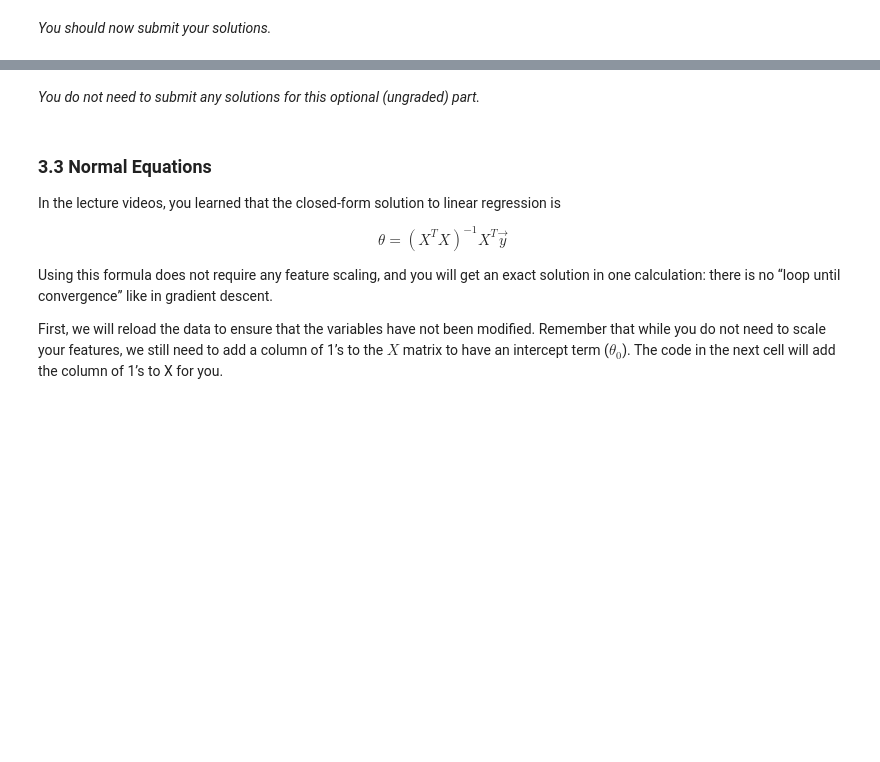
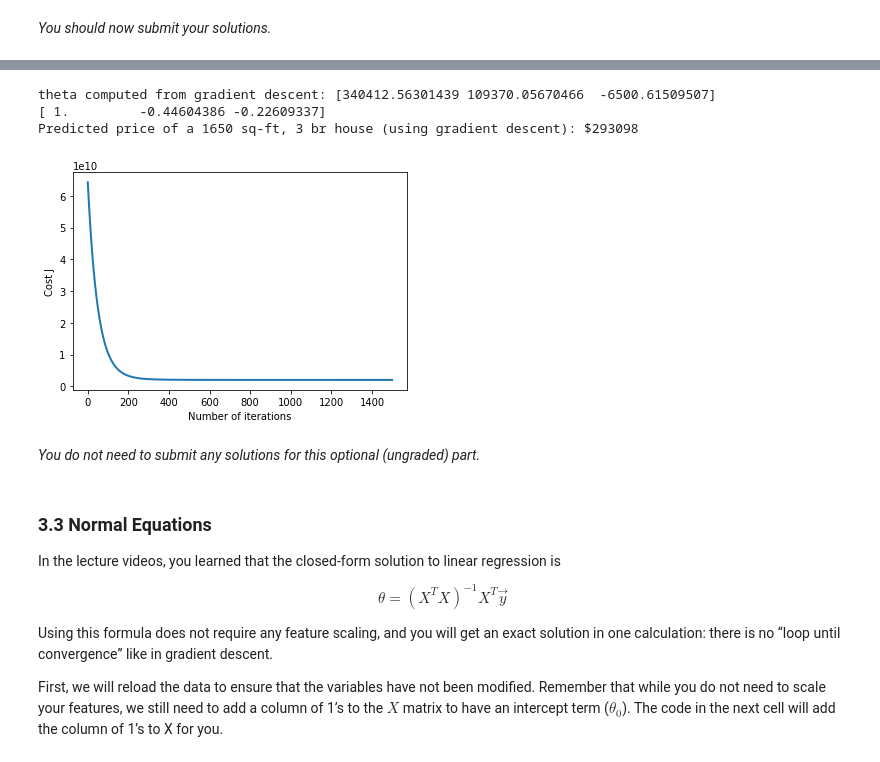
Before and after one commit to Debanjan2001/ml-coursera-python-assignments, a Jupyter notebook: Exercise1/exercise1.ipynb, the cells around one changed output, grey strips where cells are left out. Saved outputs shown, nothing was run; the diff lists cells and outputs as text; code cells hidden in the pictures; blank space fills up the shorter version.

```diff
--- a/Exercise1/exercise1.ipynb
+++ b/Exercise1/exercise1.ipynb
@@ -396,7 +421,11 @@ def gradientDescent(X, y, theta, alpha, num_iters):
 
     for i in range(num_iters):
         # ==================== YOUR CODE HERE =================================
+        hypothesis = X.dot(theta)
 
+        negation_term = (alpha/m)* ( (X.T).dot((hypothesis-y)))
+
+        theta = theta - negation_term
 
         # =====================================================================
 
@@ -580,6 +629,11 @@ def  featureNormalize(X):
     sigma = np.zeros(X.shape[1])
 
     # =========================== YOUR CODE HERE =====================
+    for i in range(X.shape[1]):
+        mu[i] = np.mean(X[:,i])
+        X_norm[:,i] -= mu[i]
+        sigma[i] = np.std(X[:,i])
+        X_norm[:,i] = np.divide(X_norm[:,i],sigma[i])
 
 
     # ================================================================
@@ -665,8 +722,10 @@ def computeCostMulti(X, y, theta):
     J = 0
 
     # ======================= YOUR CODE HERE ===========================
-
-
+    hyp = X.dot(theta)
+    error = (hyp-y)
+    squared = error.dot(error.T)
+    J = 1.0/(2*m) * (squared)
     # ==================================================================
     return J
 # %% [markdown]
@@ -724,7 +783,8 @@ def gradientDescentMulti(X, y, theta, alpha, num_iters):
 
     for i in range(num_iters):
         # ======================= YOUR CODE HERE ==========================
-
+        hyp = X.dot(theta)
+        theta = theta - alpha/m * (X.T.dot(hyp-y))
 
         # =================================================================
 
@@ -783,36 +843,58 @@ alpha and see which one gives you the best result.
 Finally, you should complete the code at the end to predict the price
 of a 1650 sq-ft, 3 br house.
 
 Hint
 ----
 At prediction, make sure you do the same feature normalization.
 """
 # Choose some alpha value - change this
-alpha = 0.1
-num_iters = 400
+alpha = 0.01
+num_iters = 1500
 
 # init theta and run gradient descent
 theta = np.zeros(3)
 theta, J_history = gradientDescentMulti(X, y, theta, alpha, num_iters)
 
 # Plot the convergence graph
 pyplot.plot(np.arange(len(J_history)), J_history, lw=2)
 pyplot.xlabel('Number of iterations')
 pyplot.ylabel('Cost J')
 
 # Display the gradient descent's result
 print('theta computed from gradient descent: {:s}'.format(str(theta)))
 
 # Estimate the price of a 1650 sq-ft, 3 br house
 # ======================= YOUR CODE HERE ===========================
 # Recall that the first column of X is all-ones.
 # Thus, it does not need to be normalized.
+num_cols = X.shape[1]
 
-price = 0   # You should change this
+prediction_input = np.array([1,1650,3])
+
+mu_copy = mu.copy()
+sigma_copy = sigma.copy()
+
+mu_copy = np.concatenate([np.zeros(1),mu])
+sigma_copy = np.concatenate([np.ones(1),sigma])
+
+prediction_input = prediction_input-mu_copy
+prediction_input = prediction_input/sigma_copy
+
+
+print(prediction_input)
+
+price_matrix = prediction_input.dot(theta)
+
+price = price_matrix # You should change this
 
 # ===================================================================
 
 print('Predicted price of a 1650 sq-ft, 3 br house (using gradient descent): ${:.0f}'.format(price))
+# %% [output]
+theta computed from gradient descent: [340412.56301439 109370.05670466  -6500.61509507]
+[ 1.         -0.44604386 -0.22609337]
+Predicted price of a 1650 sq-ft, 3 br house (using gradient descent): $293098
+[figure, added]
 # %% [markdown]
 *You do not need to submit any solutions for this optional (ungraded) part.*
 # %% [markdown]
```
Also changed, not shown: parts of 12 cells of this notebook.
